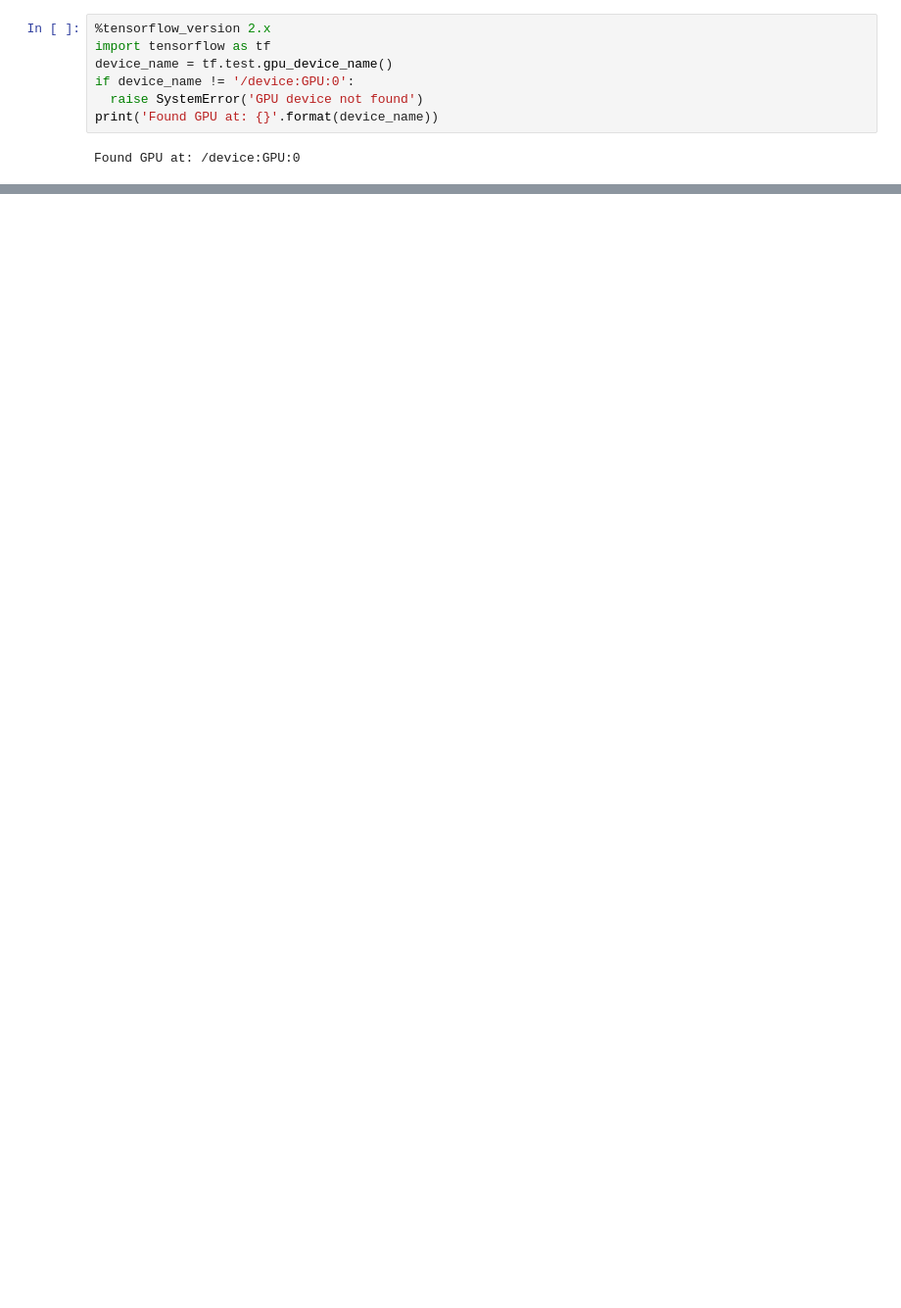
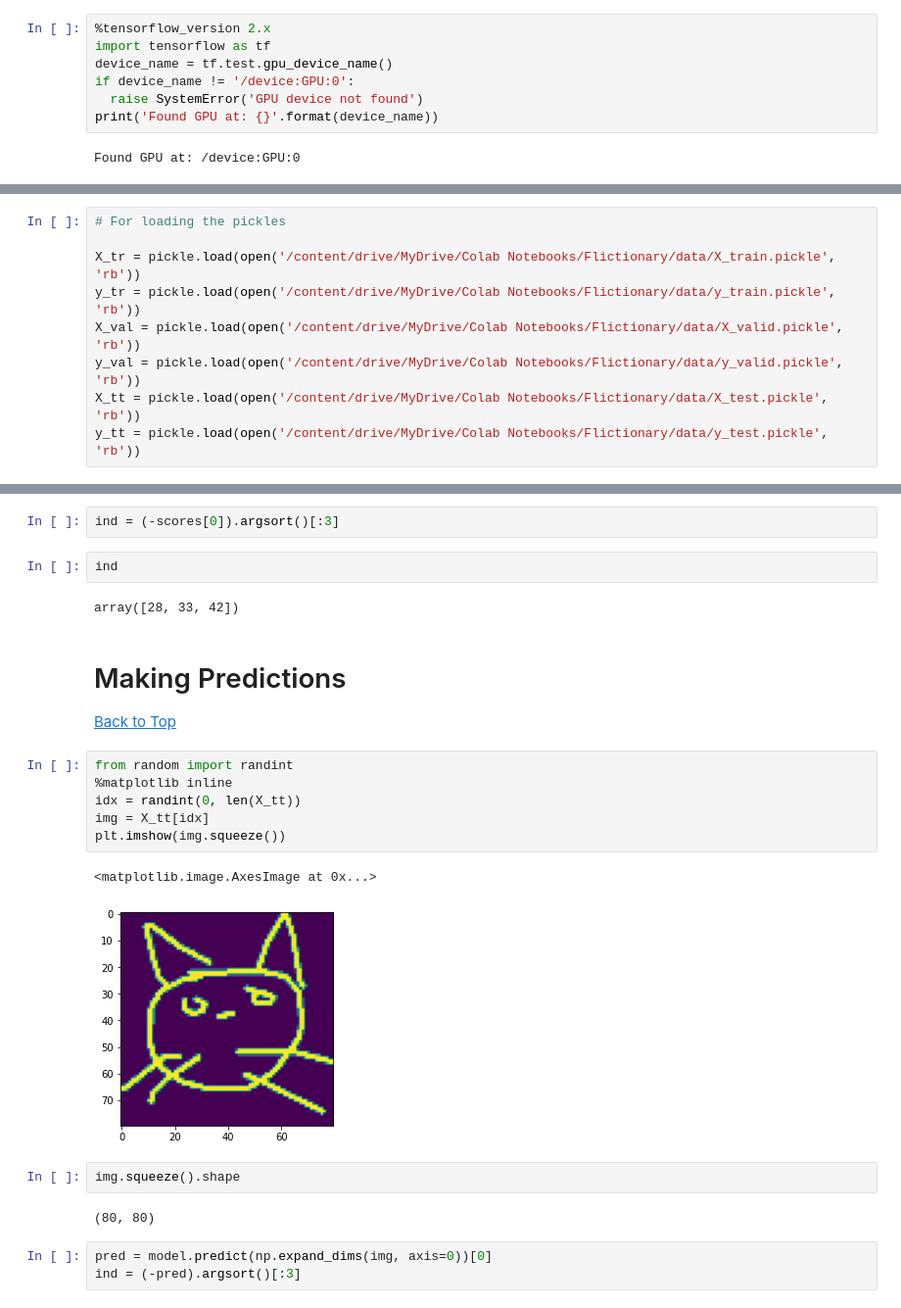
Before and after one commit to datascisteven/Flictionary, a Jupyter notebook: notebooks/mobilenet.ipynb, the cells around one changed output, grey strips where cells are left out. Shown: that part at 98% size. Saved outputs shown, nothing was run; the diff lists cells and outputs as text; blank space fills up the shorter version.

```diff
--- a/notebooks/mobilenet.ipynb
+++ b/notebooks/mobilenet.ipynb
@@ -274,0 +384,9 @@ NameError: ignored
+# %%
+# For loading the pickles
+
+X_tr = pickle.load(open('/content/drive/MyDrive/Colab Notebooks/Flictionary/data/X_train.pickle', 'rb'))
+y_tr = pickle.load(open('/content/drive/MyDrive/Colab Notebooks/Flictionary/data/y_train.pickle', 'rb'))
+X_val = pickle.load(open('/content/drive/MyDrive/Colab Notebooks/Flictionary/data/X_valid.pickle', 'rb'))
+y_val = pickle.load(open('/content/drive/MyDrive/Colab Notebooks/Flictionary/data/y_valid.pickle', 'rb'))
+X_tt = pickle.load(open('/content/drive/MyDrive/Colab Notebooks/Flictionary/data/X_test.pickle', 'rb'))
+y_tt = pickle.load(open('/content/drive/MyDrive/Colab Notebooks/Flictionary/data/y_test.pickle', 'rb'))
@@ -274,0 +640,26 @@ NameError: ignored
+# %%
+ind = (-scores[0]).argsort()[:3]
+# %%
+ind
+# %% [output]
+array([28, 33, 42])
+# %% [markdown]
+# <a id='7'>Making Predictions</a>
+
+<a href='#0'>Back to Top</a>
+# %%
+from random import randint
+%matplotlib inline
+idx = randint(0, len(X_tt))
+img = X_tt[idx]
+plt.imshow(img.squeeze())
+# %% [output]
+<matplotlib.image.AxesImage at 0x...>
+[figure, added]
+# %%
+img.squeeze().shape
+# %% [output]
+(80, 80)
+# %%
+pred = model.predict(np.expand_dims(img, axis=0))[0]
+ind = (-pred).argsort()[:3]
```
Also changed, not shown: parts of 90 cells of this notebook, 19 other files.
